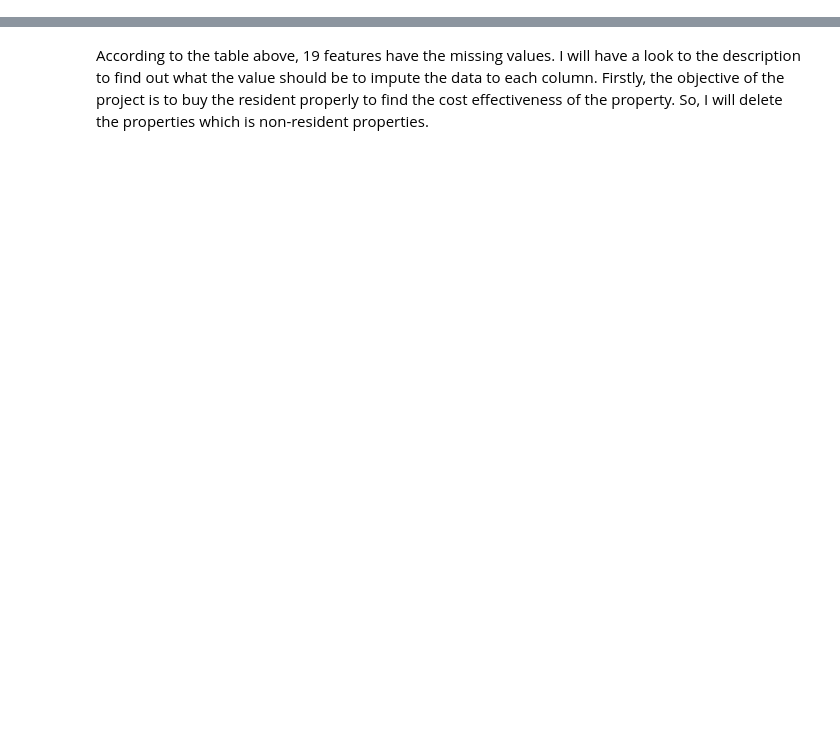
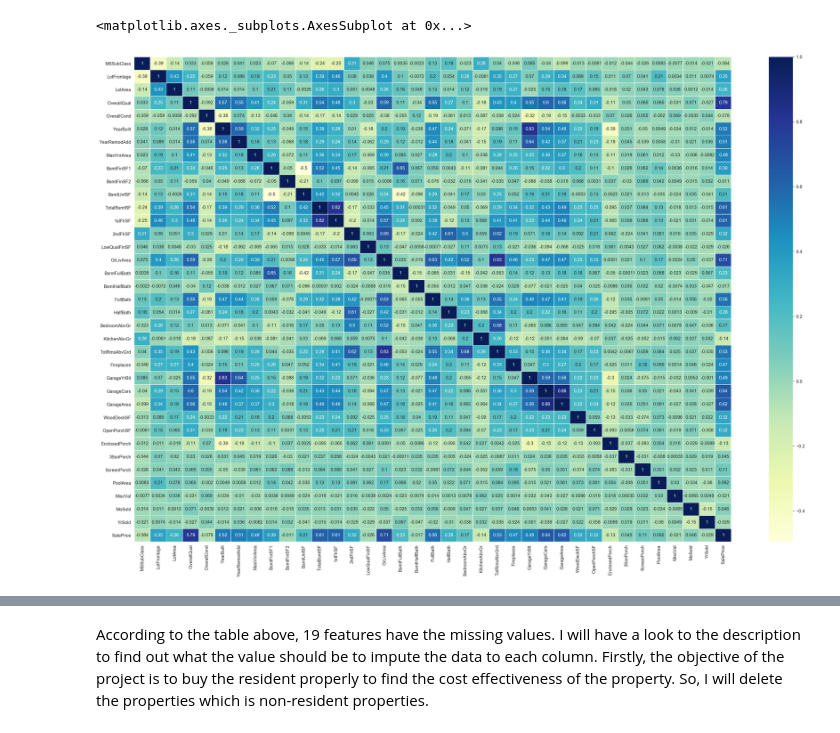
Before and after one commit to Tom-jarat/house_price_prediction, a Jupyter notebook: price_prediction_project.ipynb, the cells around one changed output, grey strips where cells are left out. Cells and saved outputs as stored; diff of their text form; code cells hidden in the pictures; blank space fills up the shorter version.

```diff
--- a/price_prediction_project.ipynb
+++ b/price_prediction_project.ipynb
@@ -118,0 +133,7 @@ memory usage: 924.0+ KB
+# %%
+correlation_matrix =house.corr() #assign the correltion of each feature to correlation_matrix
+f, ax = plt.subplots(figsize=(30,20)) # set a figure size
+sns.heatmap(correlation_matrix, annot= True, linewidths=.3, cmap="YlGnBu") #draw a heatmap using sns.heatmap
+# %% [output]
+<matplotlib.axes._subplots.AxesSubplot at 0x...>
+[figure, added]
```
Also changed, not shown: parts of 74 cells of this notebook, 1 other file.
